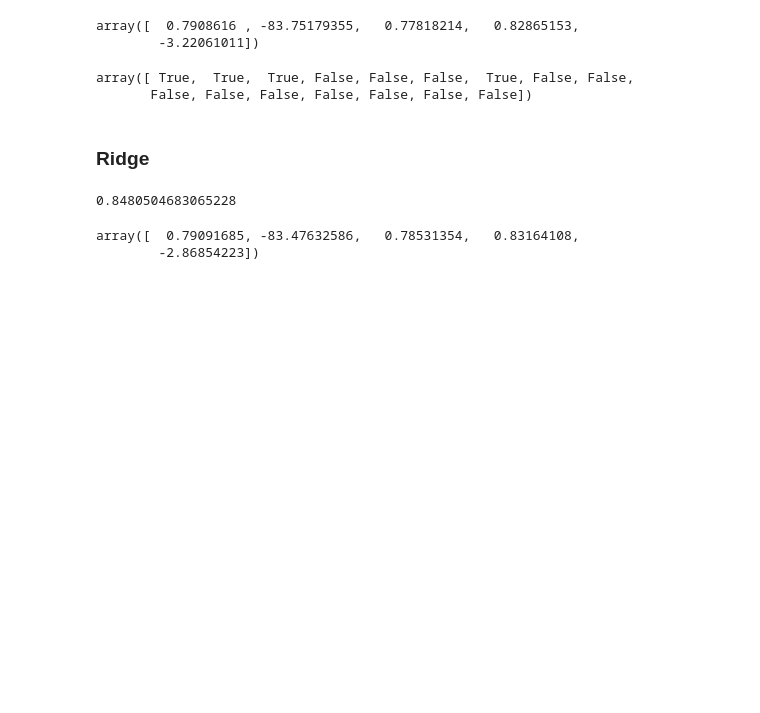
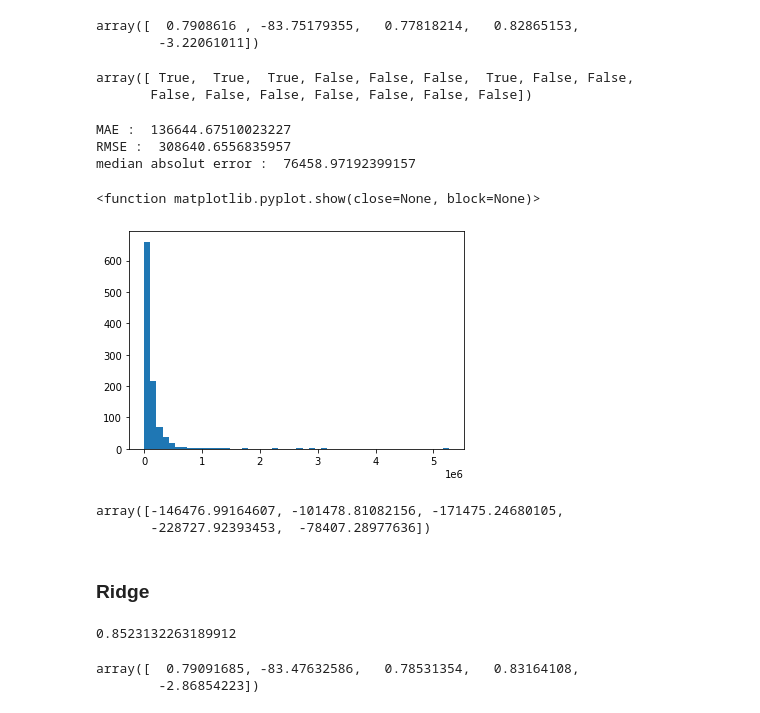
Before and after one commit to sabrineTT/real-estate-prediction, a Jupyter notebook: Julien/test_ML3.ipynb, the cells around one changed output. Saved outputs shown, nothing was run; the diff lists cells and outputs as text; code cells hidden in the pictures; blank space fills up the shorter version.

```diff
--- a/Julien/test_ML3.ipynb
+++ b/Julien/test_ML3.ipynb
@@ -67,3 +108,12 @@ lasso_selector.get_support()
 # %% [output]
 array([ True,  True,  True, False, False, False,  True, False, False,
        False, False, False, False, False, False, False])
+# %%
+y_pred = model_lasso_cv.predict(X_test)
+print('MAE : ', mean_absolute_error(y_test,y_pred))
+print('RMSE : ', np.sqrt(mean_squared_error(y_test, y_pred)))
+print('median absolut error : ', median_absolute_error(y_test, y_pred))
+# %% [output]
+MAE :  136644.67510023227
+RMSE :  308640.6556835957
+median absolut error :  76458.97192399157
@@ -70,11 +128,25 @@ array([ True,  True,  True, False, False, False,  True, False, False,
+# %%
+error_hist = np.abs(y_test - y_pred)
+plt.hist(error_hist, bins=50)
+plt.show
+# %% [output]
+<function matplotlib.pyplot.show(close=None, block=None)>
+[figure, added]
+# %%
+cross_val_score(model_lasso_cv, X, y, cv=5, scoring='neg_mean_absolute_error')
+# %% [output]
+array([-146476.99164607, -101478.81082156, -171475.24680105,
+       -228727.92393453,  -78407.28977636])
 # %% [markdown]
 ### Ridge
 # %%
 model_ridge = Ridge()
 model_ridge.fit(X_train, y_train)
-model_ridge.score(X_test, y_test)
+score_ridge = model_ridge.score(X_test, y_test)
+score_list.append(score_ridge)
+score_ridge
 # %% [output]
-0.8480504683065228
+0.8523132263189912
 # %%
 cross_val_score(model_ridge, X, y, cv=5)
 # %% [output]
```
Also changed, not shown: parts of 47 cells of this notebook.
